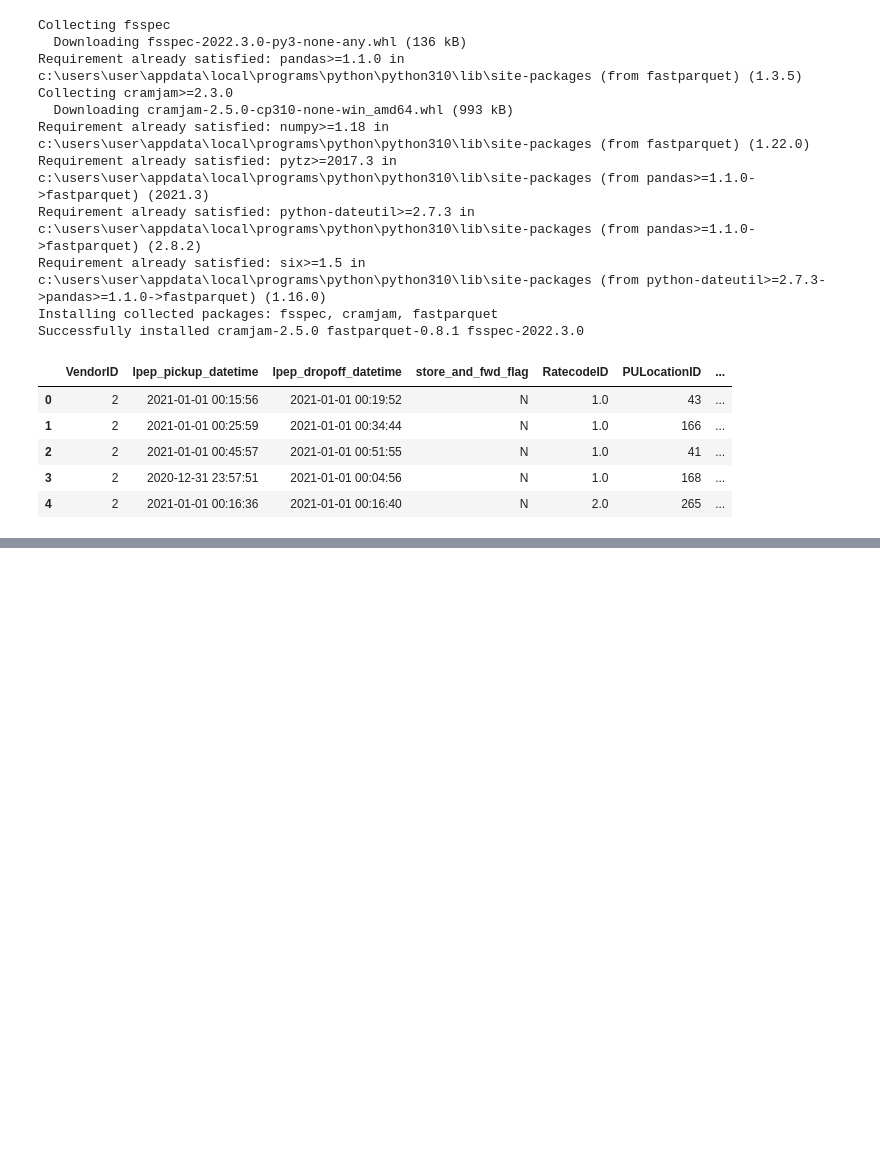
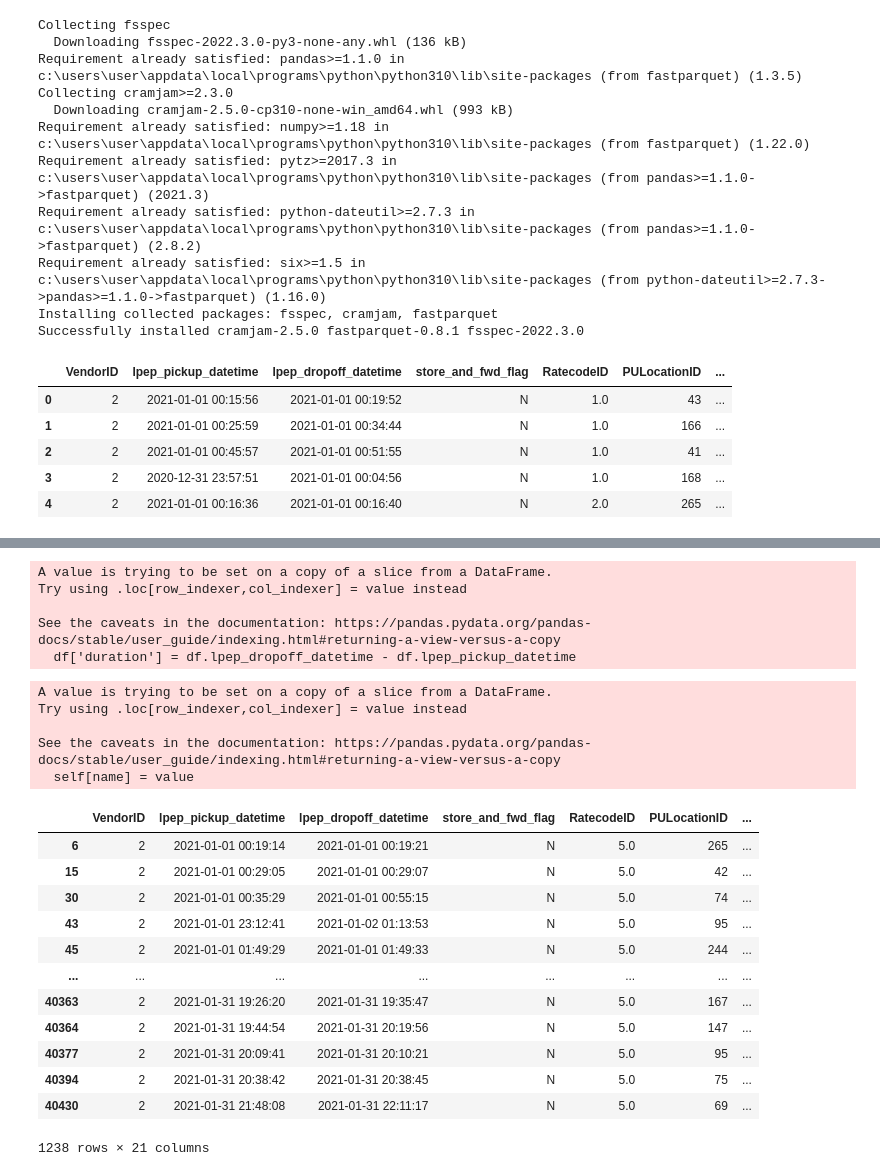
Before and after one commit to eeeds/MLOps-Camp, a Jupyter notebook: 1-Introduction/duration-prediction.ipynb, the cells around one changed output, grey strips where cells are left out. Cells and saved outputs as stored; diff of their text form; code cells hidden in the pictures; blank space fills up the shorter version.

Commit message:
Prediction of taxi duration trip

```diff
--- a/1-Introduction/duration-prediction.ipynb
+++ b/1-Introduction/duration-prediction.ipynb
@@ -42,0 +69,4 @@ df.head()
+# %%
+## Formattiing the datetime columns
+df.lpep_dropoff_datetime = pd.to_datetime(df.lpep_dropoff_datetime)
+df.lpep_pickup_datetime = pd.to_datetime(df.lpep_pickup_datetime)
@@ -42,0 +84,37 @@ df.head()
+# %%
+## Create a new column with the duration of the trip
+df['duration'] = df.lpep_dropoff_datetime - df.lpep_pickup_datetime
+# %% [output]
+A value is trying to be set on a copy of a slice from a DataFrame.
+Try using .loc[row_indexer,col_indexer] = value instead
+
+See the caveats in the documentation: https://pandas.pydata.org/pandas-docs/stable/user_guide/indexing.html#returning-a-view-versus-a-copy
+  df['duration'] = df.lpep_dropoff_datetime - df.lpep_pickup_datetime
+# %%
+#Transform the duration column to minutes
+df.duration = df.duration.apply(lambda td: td.total_seconds()/60)
+# %% [output]
+A value is trying to be set on a copy of a slice from a DataFrame.
+Try using .loc[row_indexer,col_indexer] = value instead
+
+See the caveats in the documentation: https://pandas.pydata.org/pandas-docs/stable/user_guide/indexing.html#returning-a-view-versus-a-copy
+  self[name] = value
+# %%
+## Trip_tipe indicates whether the trip was a street-hail or a distpatch.
+df = df[df['trip_type']==2]
+# %%
+df
+# %% [output]
+|  | VendorID | lpep_pickup_datetime | lpep_dropoff_datetime | store_and_fwd_flag | RatecodeID | PULocationID | ... |
+| 6 | 2 | 2021-01-01 00:19:14 | 2021-01-01 00:19:21 | N | 5.0 | 265 | ... |
+| 15 | 2 | 2021-01-01 00:29:05 | 2021-01-01 00:29:07 | N | 5.0 | 42 | ... |
+| 30 | 2 | 2021-01-01 00:35:29 | 2021-01-01 00:55:15 | N | 5.0 | 74 | ... |
+| 43 | 2 | 2021-01-01 23:12:41 | 2021-01-02 01:13:53 | N | 5.0 | 95 | ... |
+| 45 | 2 | 2021-01-01 01:49:29 | 2021-01-01 01:49:33 | N | 5.0 | 244 | ... |
+| ... | ... | ... | ... | ... | ... | ... | ... |
+| 40363 | 2 | 2021-01-31 19:26:20 | 2021-01-31 19:35:47 | N | 5.0 | 167 | ... |
+| 40364 | 2 | 2021-01-31 19:44:54 | 2021-01-31 20:19:56 | N | 5.0 | 147 | ... |
+| 40377 | 2 | 2021-01-31 20:09:41 | 2021-01-31 20:10:21 | N | 5.0 | 95 | ... |
+| 40394 | 2 | 2021-01-31 20:38:42 | 2021-01-31 20:38:45 | N | 5.0 | 75 | ... |
+| 40430 | 2 | 2021-01-31 21:48:08 | 2021-01-31 22:11:17 | N | 5.0 | 69 | ... |
+1238 rows × 21 columns
```
Also changed, not shown: parts of 5 cells of this notebook, 2 other files.
